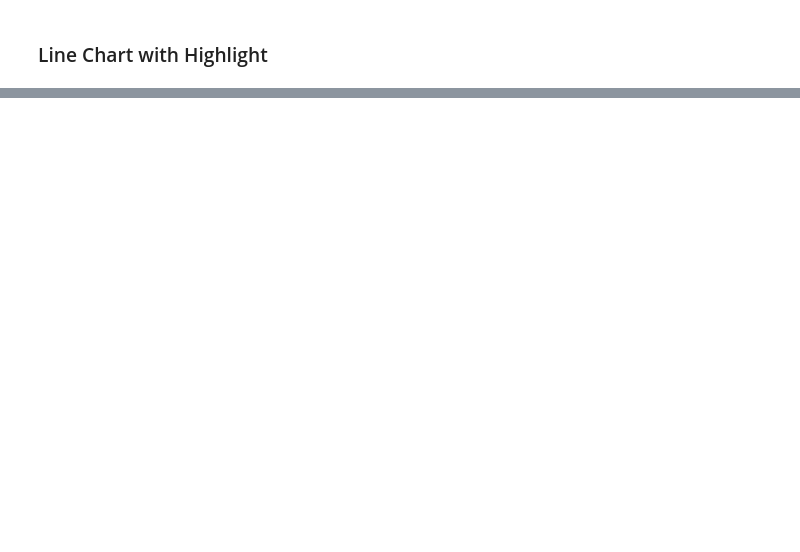
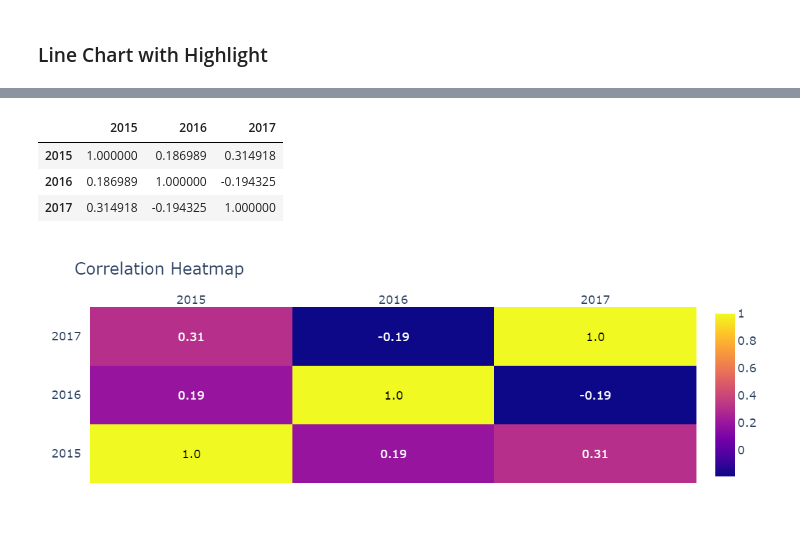
Before and after one commit to neurotichl/Visualization, a Jupyter notebook: Plotly Basics.ipynb, the cells around one changed output, grey strips where cells are left out. Saved outputs shown, nothing was run; the diff lists cells and outputs as text; code cells hidden in the pictures; blank space fills up the shorter version.

Commit message:
Heatmap

```diff
--- a/Plotly Basics.ipynb
+++ b/Plotly Basics.ipynb
@@ -137,3 +138,25 @@ shapes = [dict(
 fig.update_layout(shapes=shapes, yaxis_showgrid=False, xaxis_showgrid = False)
 # %% [output]
 [figure]
+# %%
+df.corr()
+# %% [output]
+|  | 2015 | 2016 | 2017 |
+| 2015 | 1.000000 | 0.186989 | 0.314918 |
+| 2016 | 0.186989 | 1.000000 | -0.194325 |
+| 2017 | 0.314918 | -0.194325 | 1.000000 |
+# %%
+import plotly.figure_factory as ff
+
+df_corr = df.corr()
+z = df_corr.applymap(lambda x: round(x,2)).values
+
+x = df_corr.columns.tolist()
+
+fig = ff.create_annotated_heatmap(z, x=x, y=x, showscale = True)
+fig.update_xaxes(tickfont=dict(size=18))
+fig.update_yaxes(tickfont=dict(size=18))
+fig.update_layout(title='Correlation Heatmap', font={'size':18})
+fig.show()
+# %% [output]
+[figure, added]
```
Also changed, not shown: parts of 8 cells of this notebook.
